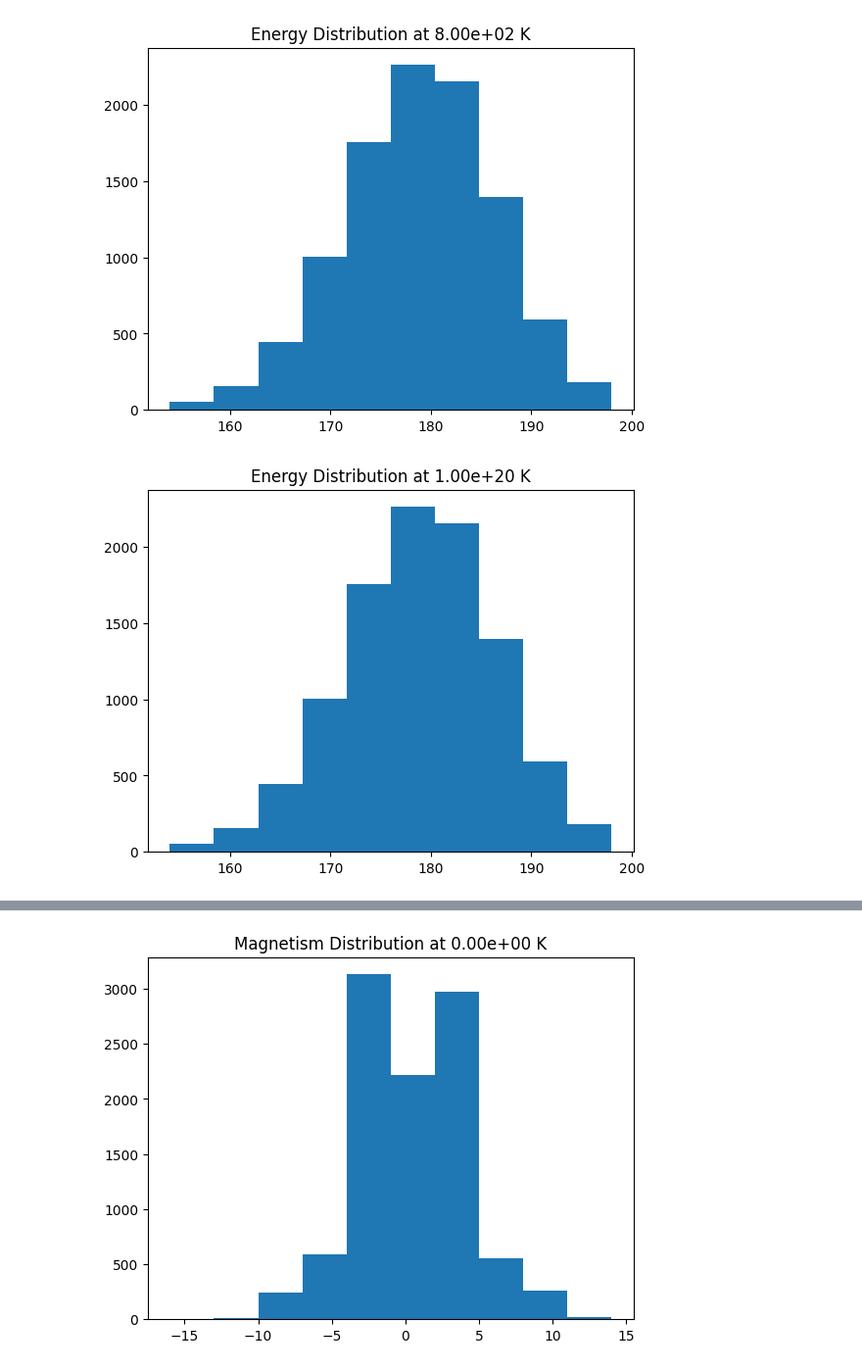
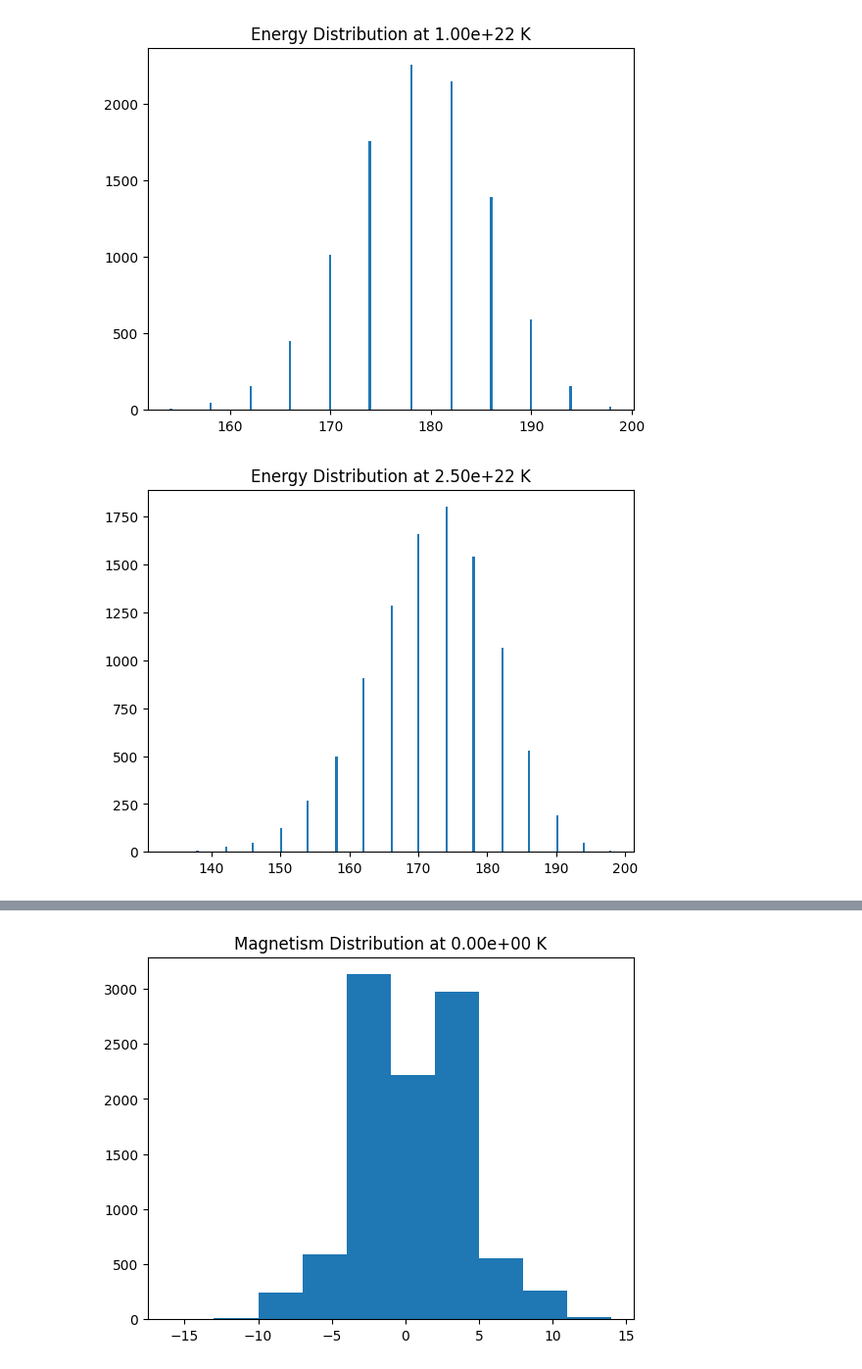
Before and after one commit to Iddmeister/IsingModel, a Jupyter notebook: visual.ipynb, the cells around one changed output, grey strips where cells are left out. Shown: that part at 98% size. Cells and saved outputs as stored; diff of their text form; code cells hidden in the pictures.

```diff
--- a/visual.ipynb
+++ b/visual.ipynb
@@ -12,7 +12,7 @@ def importData(filename):
     df = pd.read_csv(filename, skiprows=1)
     return temperature, df
 
-for i in range(10):
+for i in range(12):
     temperature, df = importData("output/temp_%s" % i)
     data[temperature] = df
 # %%
@@ -20,6 +20,6 @@ for temperature in data.keys():
 
     fig, ax = plt.subplots()
     df = data[temperature]
-    ax.hist(df["energy"])
+    ax.hist(df["energy"], bins=200)
     ax.set_title(f"Energy Distribution at %s K" % "{:.2e}".format(temperature))
 # %% [output]
@@ -29,2 +29,2 @@ for temperature in data.keys():
-[figure, old version]
+[figure, new version]
-[figure, old version]
+[figure, new version]
```
Also changed, not shown: parts of 2 cells of this notebook, 15 other files.
